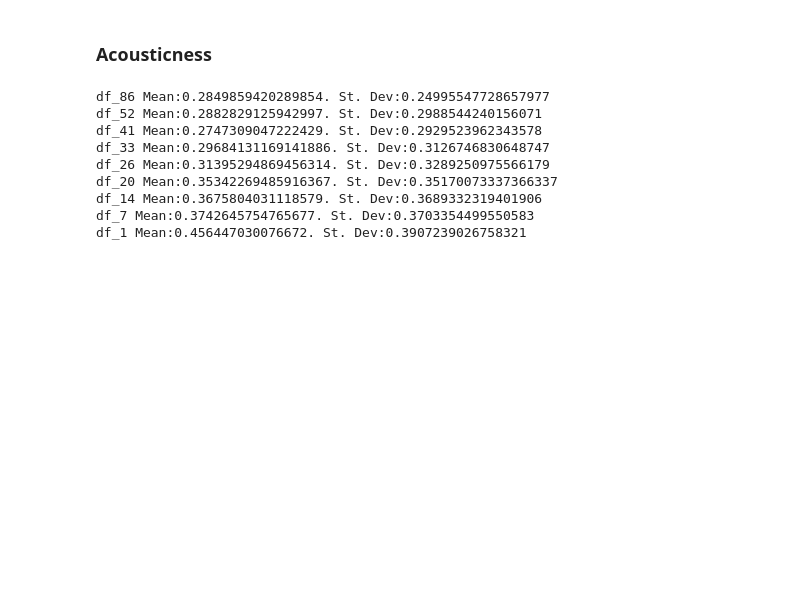
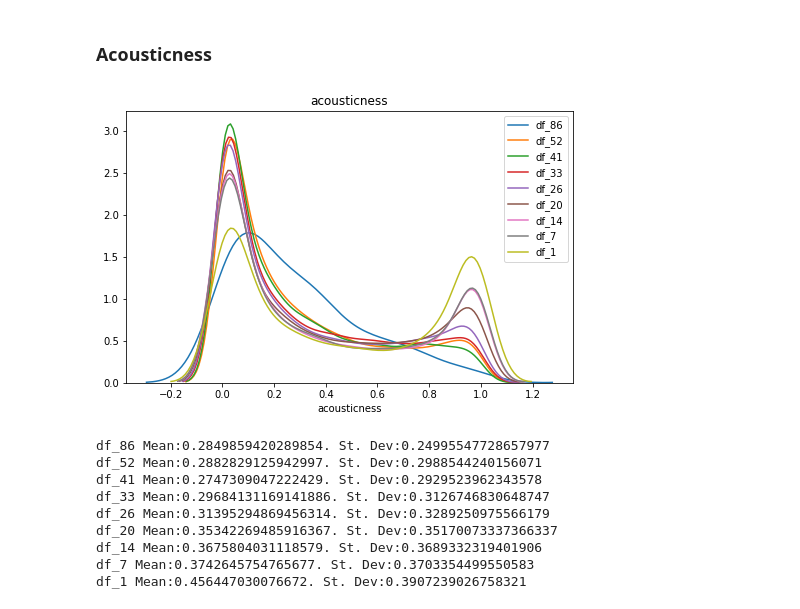
Before and after one commit to brentthayer1/capstone1, a Jupyter notebook: capstone1_eda.ipynb, the cells around one changed output. Saved outputs shown, nothing was run; the diff lists cells and outputs as text; code cells hidden in the pictures; blank space fills up the shorter version.

```diff
--- a/capstone1_eda.ipynb
+++ b/capstone1_eda.ipynb
@@ -288,5 +295,13 @@ df_1 Mean:216.72660434828273. St. Dev:136.3168643517081
 # %% [markdown]
 ### Acousticness
+# %%
+attribute = 'acousticness'
+fig, ax = plt.subplots(figsize=(8,5))
+ax.set_title(attribute)
+for df_, df_name in zip(df_lst, df_name_lst):
+    cs1.plot_dists_attribute(ax, df_, df_name, attribute)
+# %% [output]
+[figure, added]
 # %%
 attribute = 'acousticness'
 plt.figure(figsize=(8, 5))
```
Also changed, not shown: parts of 13 cells of this notebook, 1 other file.
